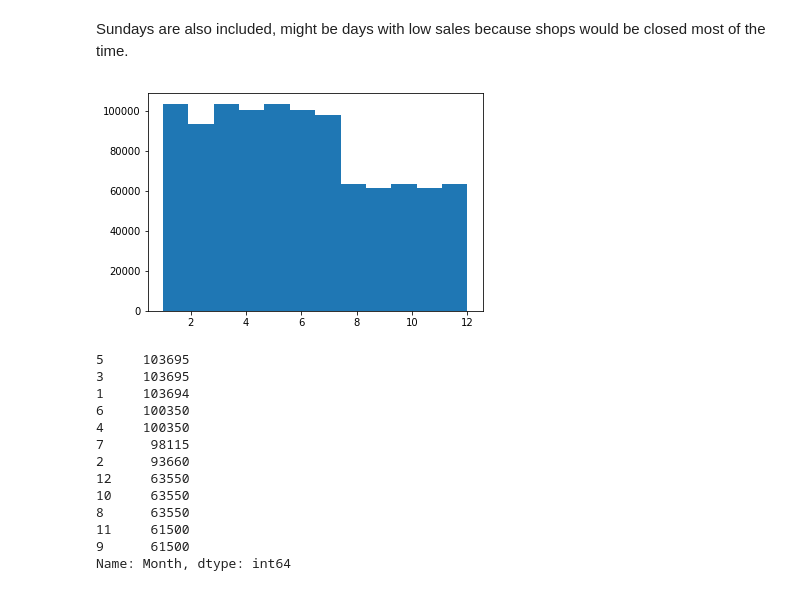
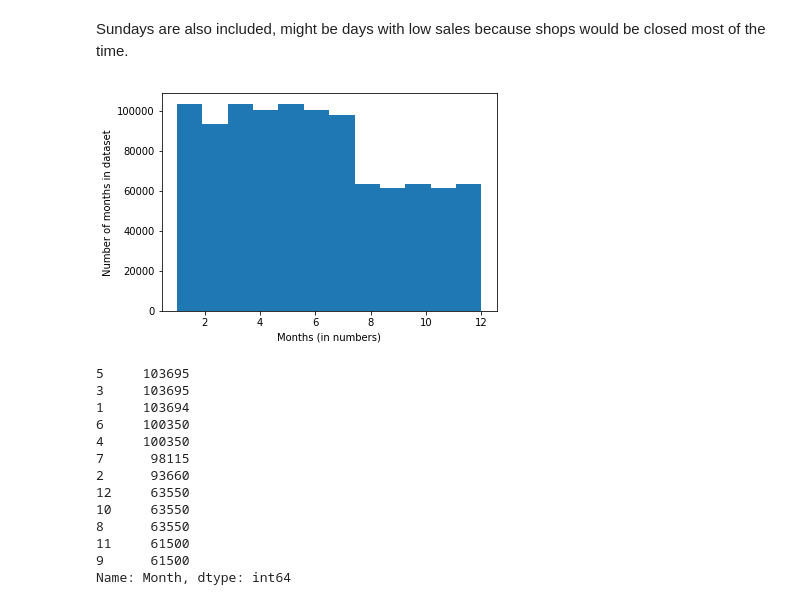
Before and after one commit to manuelfreude/sales-forecast-retail, a Jupyter notebook: Rossmann sales prediction.ipynb, the cells around one changed output. Cells and saved outputs as stored; diff of their text form; code cells hidden in the pictures.

```diff
--- a/Rossmann sales prediction.ipynb
+++ b/Rossmann sales prediction.ipynb
@@ -50,0 +41,6 @@ data.head()
+# %%
+# changing Store_ID datatype and looking at the head
+
+data['Store_ID'] = data['Store_ID'].astype(object, inplace=True)
+
+data.head()
@@ -128,9 +140,11 @@ Sundays are also included, might be days with low sales because shops would be c
 # %%
 # plotting month
 
-pyplot.hist(data['Month'], bins=12);
+pyplot.hist(data['Month'], bins=12)
+pyplot.ylabel('Number of months in dataset')
+pyplot.xlabel('Months (in numbers)');
 # %% [output]
-[figure, old version]
+[figure, new version]
 # %%
 # checking some numbers
 
```
Also changed, not shown: parts of 25 cells of this notebook.
